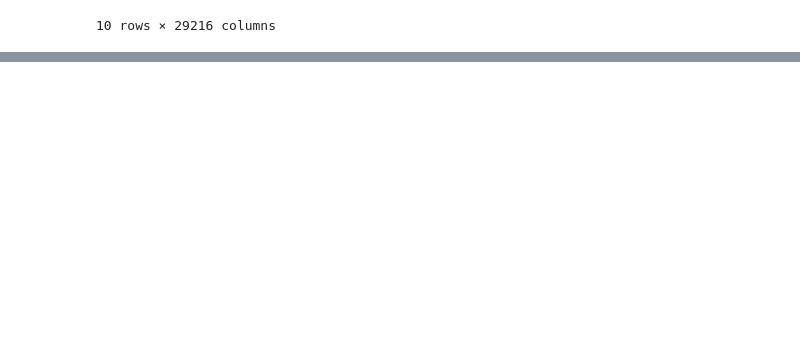
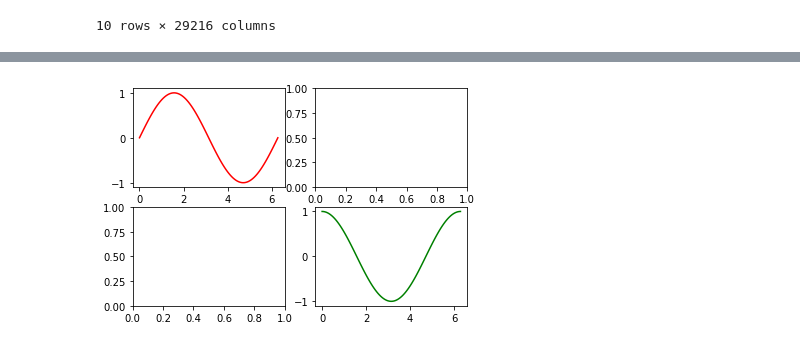
Before and after one commit to Edubridge-karthik/EXL-CHENNAI---8410-and-PUNE-8414-DA--Batch, a Jupyter notebook: EXL-CHENNAI and PUNE- DA/Pandas_lec.ipynb, the cells around one changed output, grey strips where cells are left out. Saved outputs shown, nothing was run; the diff lists cells and outputs as text; code cells hidden in the pictures; blank space fills up the shorter version.

```diff
--- a/EXL-CHENNAI and PUNE- DA/Pandas_lec.ipynb
+++ b/EXL-CHENNAI and PUNE- DA/Pandas_lec.ipynb
@@ -2733,0 +3238,14 @@ olympics.T
+# %%
+import numpy as np
+
+import matplotlib.pyplot as plt
+X = np.linspace(0, 2*np.pi, 100)
+Y = np.cos(X)
+Y1=np.sin(X)
+fig, ax = plt.subplots(2,2)
+ax[1][1].plot(X, Y, color='green')
+ax[0][0].plot(X, Y1, color='red')
+fig.savefig('figure.pdf')
+fig.show()
+# %% [output]
+[figure, added]
```
Also changed, not shown: parts of 60 cells of this notebook.
